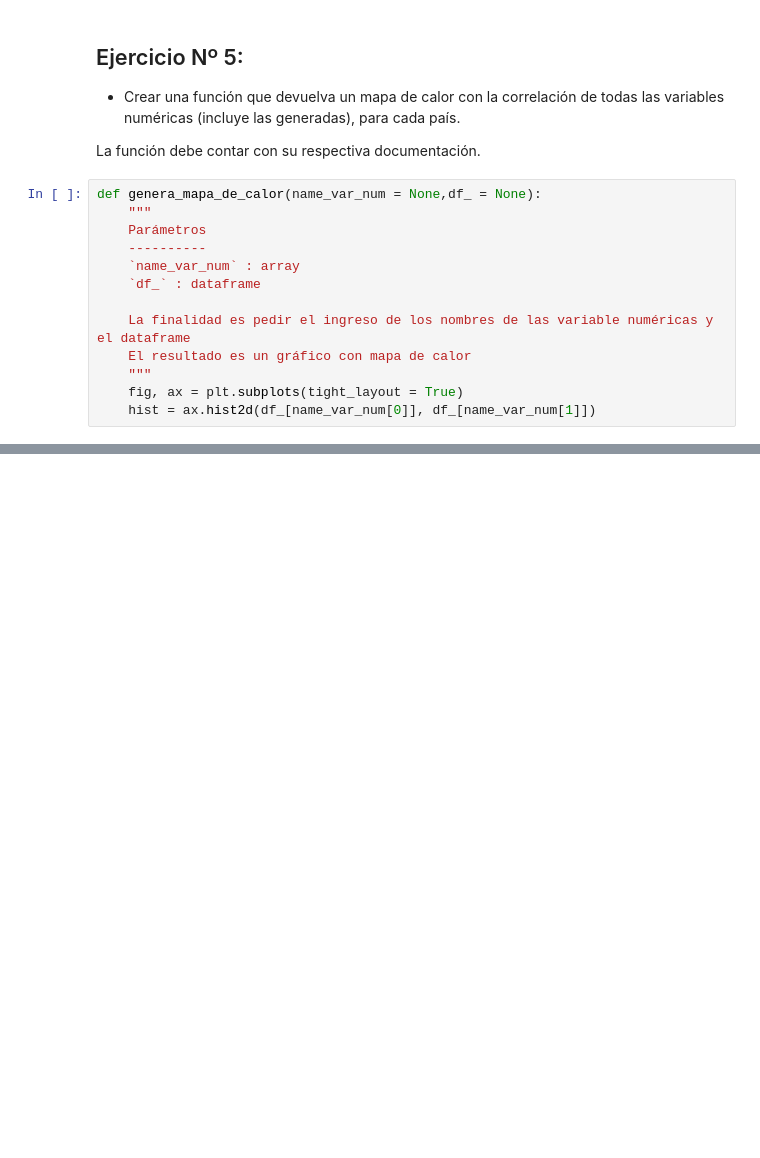
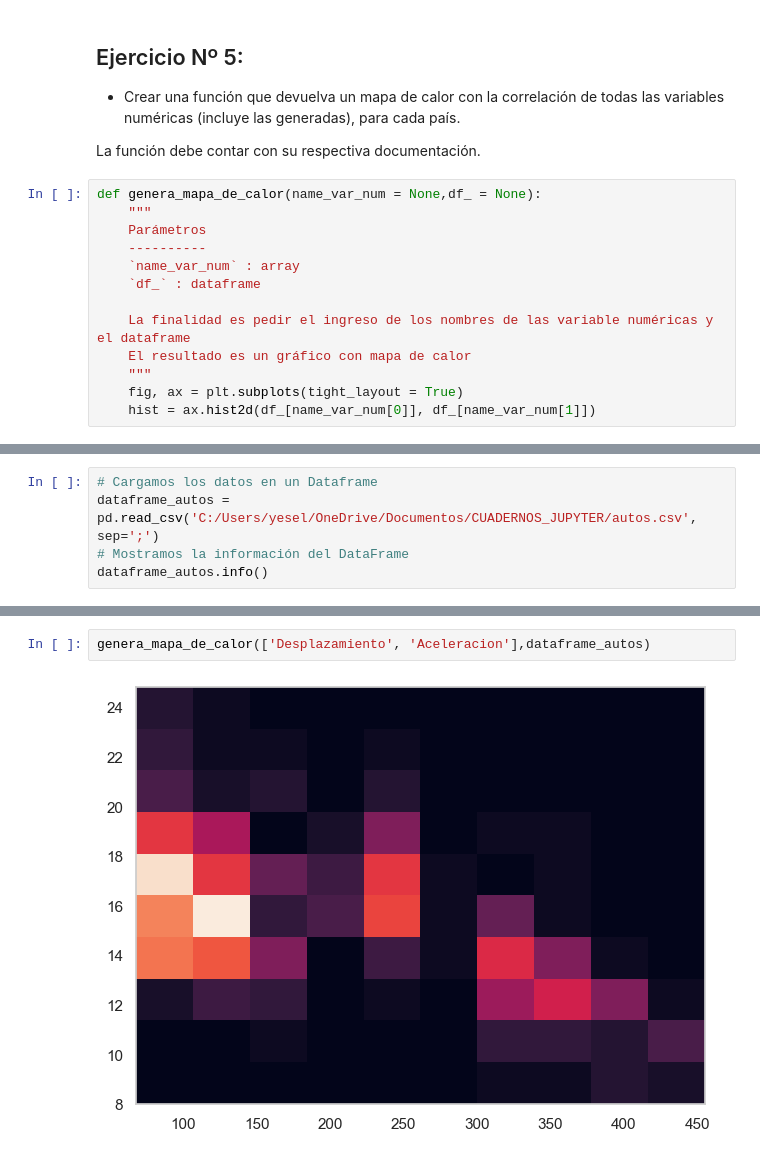
Before and after one commit to YesseniaEliH/Ciencia_datos_python, a Jupyter notebook: Proyecto Nº 02.ipynb, the cells around one changed output, grey strips where cells are left out. Drawn from its saved outputs; the diff is of its cells as text; blank space fills up the shorter version.

```diff
--- a/Proyecto Nº 02.ipynb
+++ b/Proyecto Nº 02.ipynb
@@ -358,0 +355,5 @@ genera_mapa_de_calor(['Ventas', 'Gastos'],df_ventas_gastos)
+# %%
+# Cargamos los datos en un Dataframe
+dataframe_autos = pd.read_csv('C:/Users/yesel/OneDrive/Documentos/CUADERNOS_JUPYTER/autos.csv', sep=';')
+# Mostramos la información del DataFrame
+dataframe_autos.info()
@@ -358,0 +377,4 @@ genera_mapa_de_calor(['Ventas', 'Gastos'],df_ventas_gastos)
+# %%
+genera_mapa_de_calor(['Desplazamiento', 'Aceleracion'],dataframe_autos)
+# %% [output]
+[figure, added]
```
Also changed, not shown: parts of 8 cells of this notebook.
